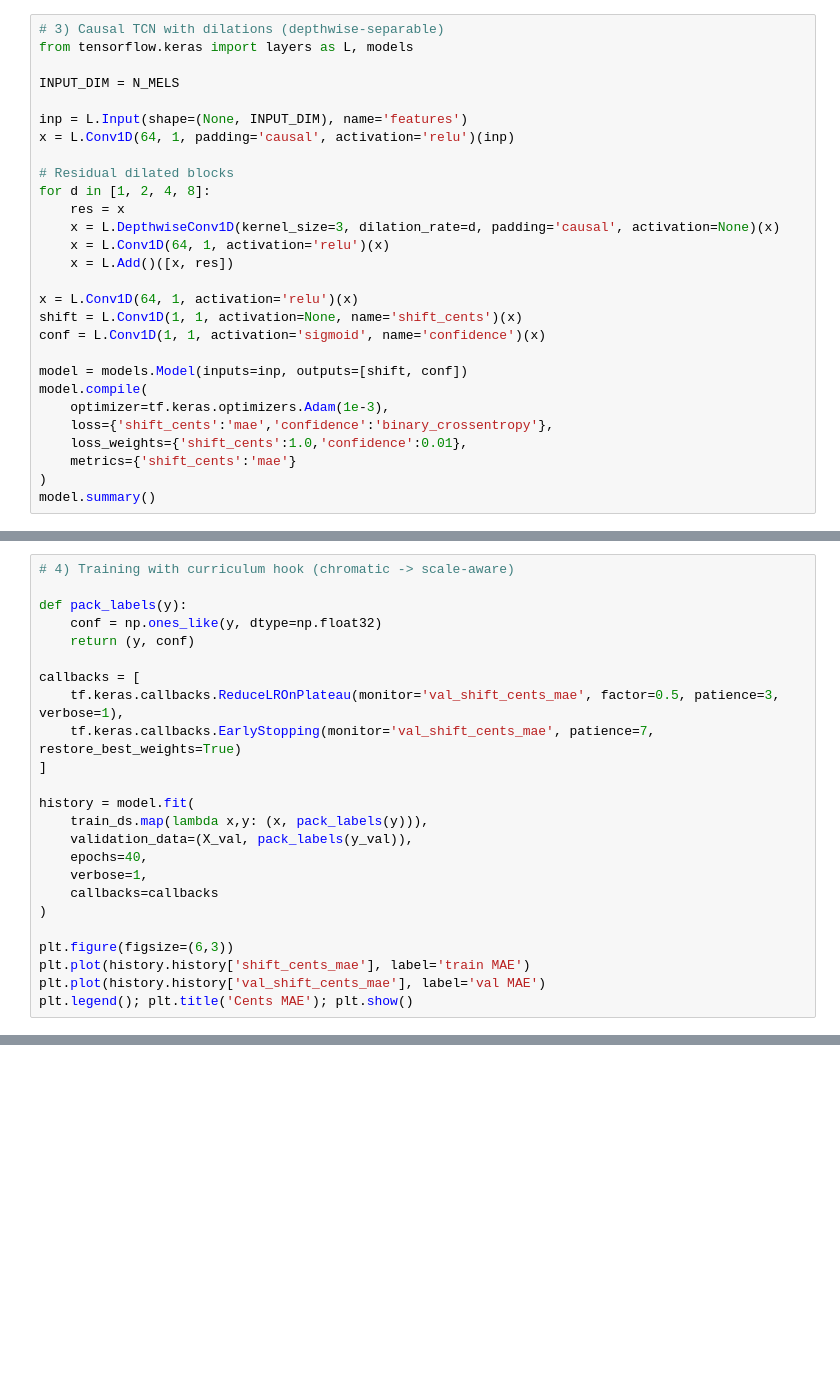
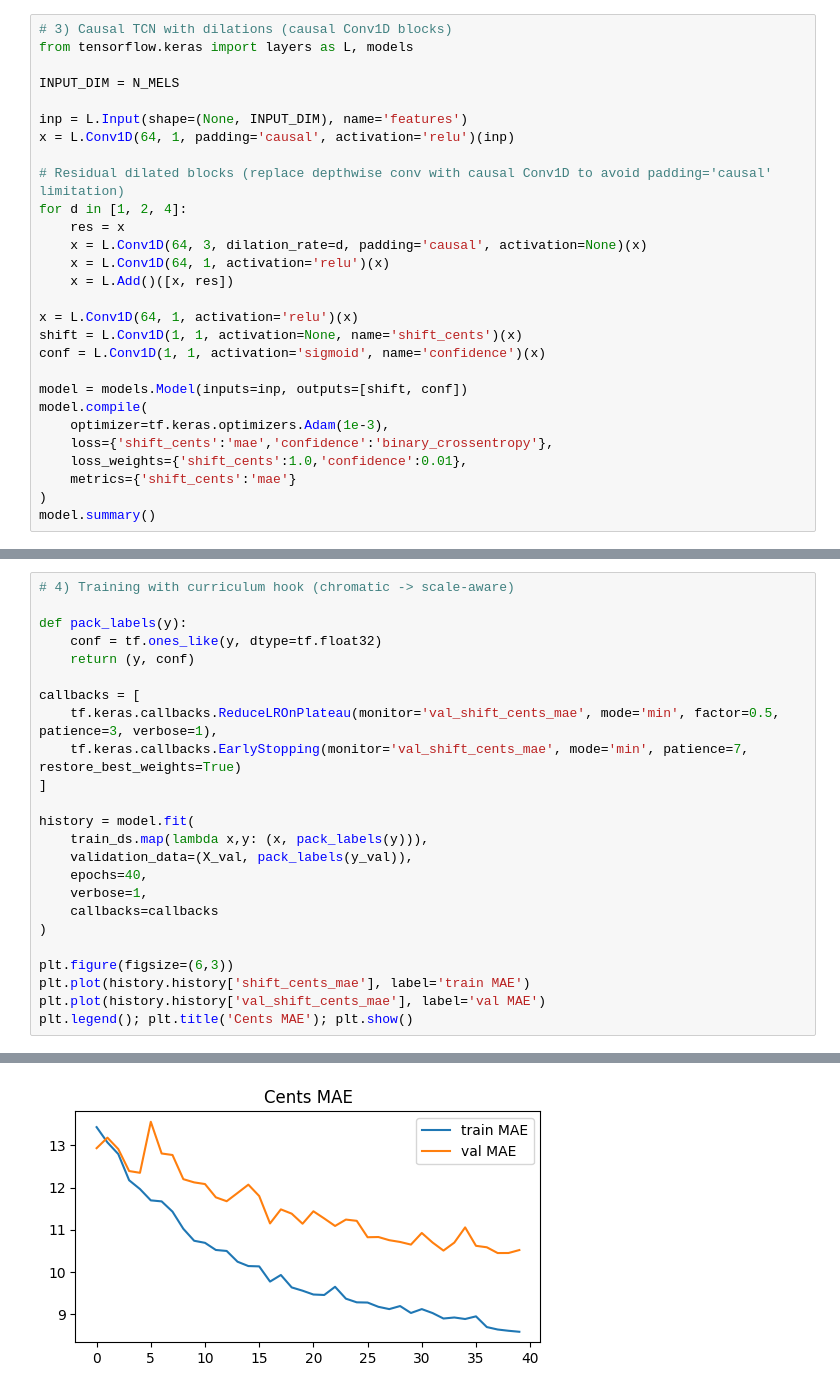
Before and after one commit to gambhirmp/tinymlpitchcorrection, a Jupyter notebook: notebooks/full_melody_correction.ipynb, the cells around one changed output, grey strips where cells are left out. Saved outputs shown, nothing was run; the diff lists cells and outputs as text; blank space fills up the shorter version.

```diff
--- a/notebooks/full_melody_correction.ipynb
+++ b/notebooks/full_melody_correction.ipynb
@@ -71,5 +75,5 @@ val_ds = tf.data.Dataset.from_tensor_slices((X_val, y_val)).batch(BATCH).prefetc
 # %%
-# 3) Causal TCN with dilations (depthwise-separable)
+# 3) Causal TCN with dilations (causal Conv1D blocks)
 from tensorflow.keras import layers as L, models
 
 INPUT_DIM = N_MELS
@@ -77,10 +81,10 @@ INPUT_DIM = N_MELS
 inp = L.Input(shape=(None, INPUT_DIM), name='features')
 x = L.Conv1D(64, 1, padding='causal', activation='relu')(inp)
 
-# Residual dilated blocks
-for d in [1, 2, 4, 8]:
+# Residual dilated blocks (replace depthwise conv with causal Conv1D to avoid padding='causal' limitation)
+for d in [1, 2, 4]:
     res = x
-    x = L.DepthwiseConv1D(kernel_size=3, dilation_rate=d, padding='causal', activation=None)(x)
+    x = L.Conv1D(64, 3, dilation_rate=d, padding='causal', activation=None)(x)
     x = L.Conv1D(64, 1, activation='relu')(x)
     x = L.Add()([x, res])
 
@@ -100,12 +126,12 @@ model.summary()
 # 4) Training with curriculum hook (chromatic -> scale-aware)
 
 def pack_labels(y):
-    conf = np.ones_like(y, dtype=np.float32)
+    conf = tf.ones_like(y, dtype=tf.float32)
     return (y, conf)
 
 callbacks = [
-    tf.keras.callbacks.ReduceLROnPlateau(monitor='val_shift_cents_mae', factor=0.5, patience=3, verbose=1),
-    tf.keras.callbacks.EarlyStopping(monitor='val_shift_cents_mae', patience=7, restore_best_weights=True)
+    tf.keras.callbacks.ReduceLROnPlateau(monitor='val_shift_cents_mae', mode='min', factor=0.5, patience=3, verbose=1),
+    tf.keras.callbacks.EarlyStopping(monitor='val_shift_cents_mae', mode='min', patience=7, restore_best_weights=True)
 ]
 
 history = model.fit(
@@ -120,3 +146,4 @@ plt.figure(figsize=(6,3))
 plt.plot(history.history['shift_cents_mae'], label='train MAE')
 plt.plot(history.history['val_shift_cents_mae'], label='val MAE')
 plt.legend(); plt.title('Cents MAE'); plt.show()
+# %% [output]
@@ -123,3 +167,4 @@ plt.legend(); plt.title('Cents MAE'); plt.show()
+[figure, added]
 # %%
 # 5) Streaming emulator (per-hop inference)
 
```
Also changed, not shown: parts of 6 cells of this notebook, 27 other files.
